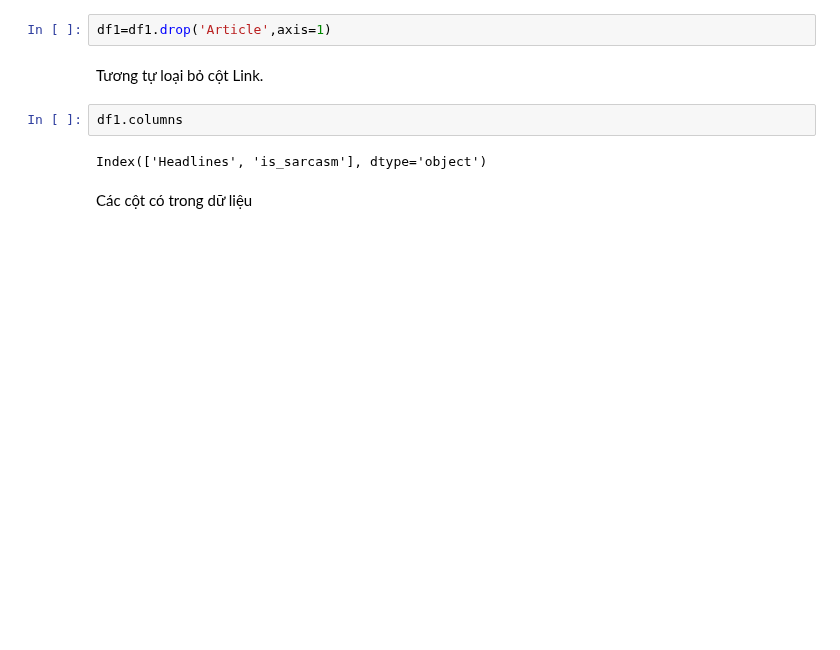
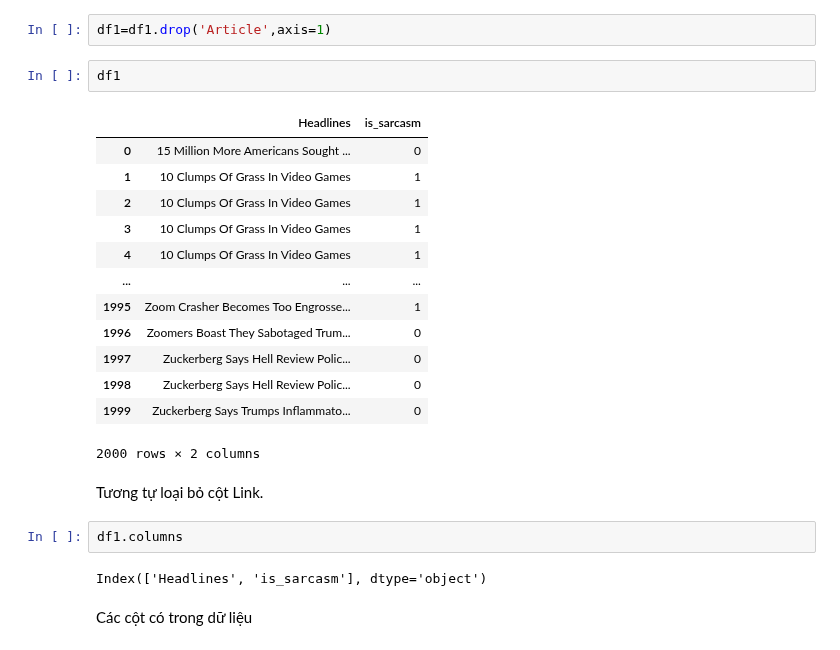
Before and after one commit to kangdoung/CS114.K21, a Jupyter notebook: Sarcasm_LogisticRegression.ipynb, the cells around one changed output. Cells and saved outputs as stored; diff of their text form; blank space fills up the shorter version.

```diff
--- a/Sarcasm_LogisticRegression.ipynb
+++ b/Sarcasm_LogisticRegression.ipynb
@@ -221,6 +247,22 @@ ny
 Name: is_sarcasm, Length: 2000, dtype: int64
 # %%
 df1=df1.drop('Article',axis=1)
+# %%
+df1
+# %% [output]
+|  | Headlines | is_sarcasm |
+| 0 | 15 Million More Americans Sought ... | 0 |
+| 1 | 10 Clumps Of Grass In Video Games | 1 |
+| 2 | 10 Clumps Of Grass In Video Games | 1 |
+| 3 | 10 Clumps Of Grass In Video Games | 1 |
+| 4 | 10 Clumps Of Grass In Video Games | 1 |
+| ... | ... | ... |
+| 1995 | Zoom Crasher Becomes Too Engrosse... | 1 |
+| 1996 | Zoomers Boast They Sabotaged Trum... | 0 |
+| 1997 | Zuckerberg Says Hell Review Polic... | 0 |
+| 1998 | Zuckerberg Says Hell Review Polic... | 0 |
+| 1999 | Zuckerberg Says Trumps Inflammato... | 0 |
+2000 rows × 2 columns
 # %% [markdown]
 Tương tự loại bỏ cột Link.
 # %%
```
Also changed, not shown: parts of 19 cells of this notebook.
